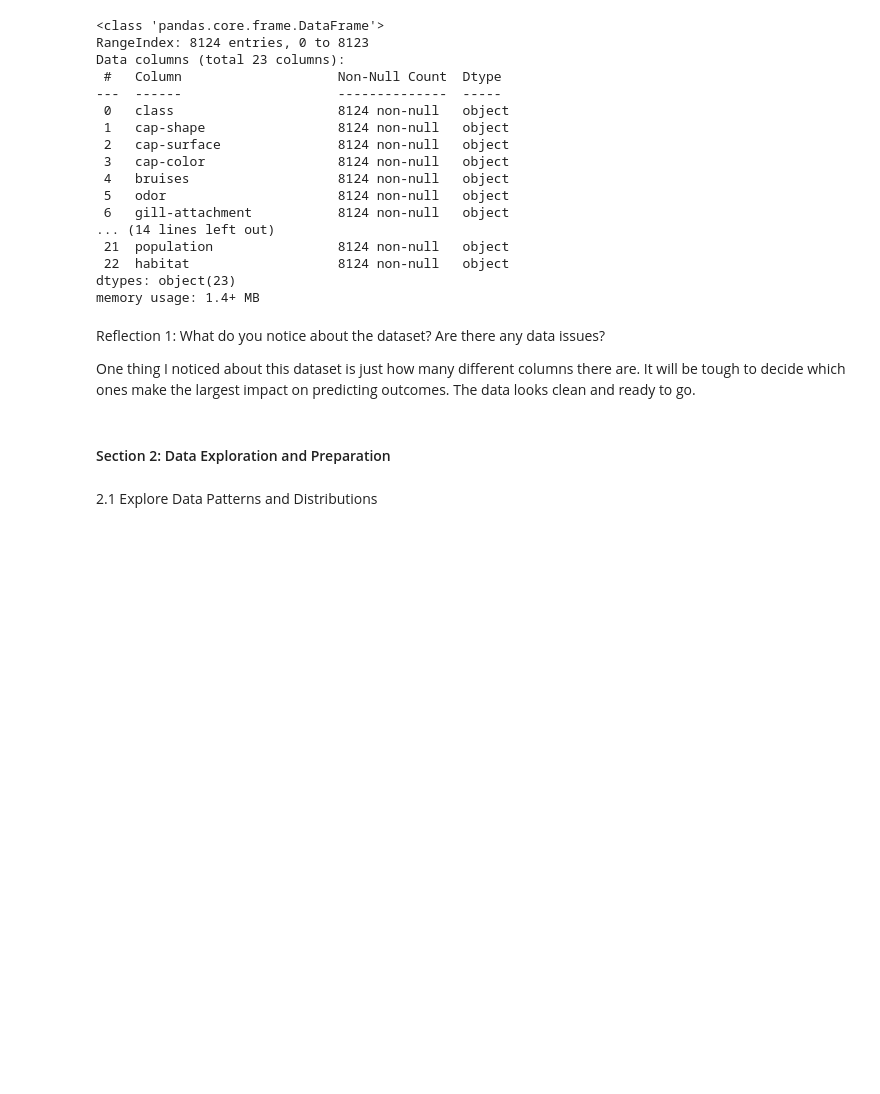
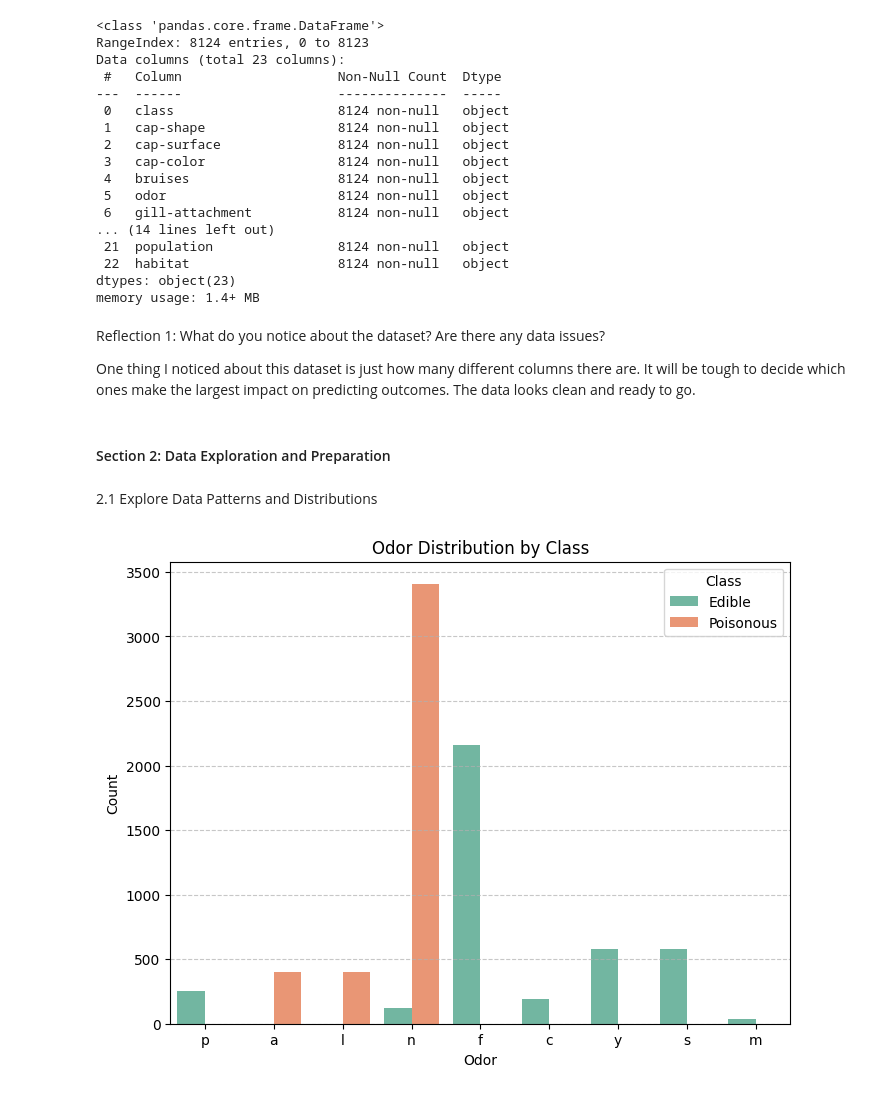
Before and after one commit to evandobler98/ml_classification_dobler, a Jupyter notebook: ml_midterm.ipynb, the cells around one changed output. Saved outputs shown, nothing was run; the diff lists cells and outputs as text; code cells hidden in the pictures; blank space fills up the shorter version.

```diff
--- a/ml_midterm.ipynb
+++ b/ml_midterm.ipynb
@@ -42,0 +26,16 @@ print(df.head(10))
+# %%
+# Import dataset with column names
+
+url = "https://archive.ics.uci.edu/ml/machine-learning-databases/mushroom/agaricus-lepiota.data"
+
+# Column names from the dataset documentation
+columns = ['class', 'cap-shape', 'cap-surface', 'cap-color', 'bruises', 'odor',
+           'gill-attachment', 'gill-spacing', 'gill-size', 'gill-color',
+           'stalk-shape', 'stalk-root', 'stalk-surface-above-ring', 'stalk-surface-below-ring',
+           'stalk-color-above-ring', 'stalk-color-below-ring', 'veil-type', 'veil-color',
+           'ring-number', 'ring-type', 'spore-print-color', 'population', 'habitat']
+
+mushrooms = pd.read_csv(url, header=None, names=columns)
+
+# Quick preview
+mushrooms.head(10)
@@ -116,3 +128,15 @@ One thing I noticed about this dataset is just how many different columns there
 #### Section 2: Data Exploration and Preparation
 # %% [markdown]
 2.1 Explore Data Patterns and Distributions
+# %%
+# Visualize the distribution of 'odor' feature by class
+plt.figure(figsize=(8, 6))
+sns.countplot(data=mushrooms, x='odor', hue='class', palette='Set2')
+plt.title('Odor Distribution by Class')
+plt.xlabel('Odor')
+plt.ylabel('Count')
+plt.legend(title='Class', labels=['Edible', 'Poisonous'])
+plt.grid(axis='y', linestyle='--', alpha=0.7)
+plt.show()
+# %% [output]
+[figure, added]
```
Also changed, not shown: parts of 21 cells of this notebook.
